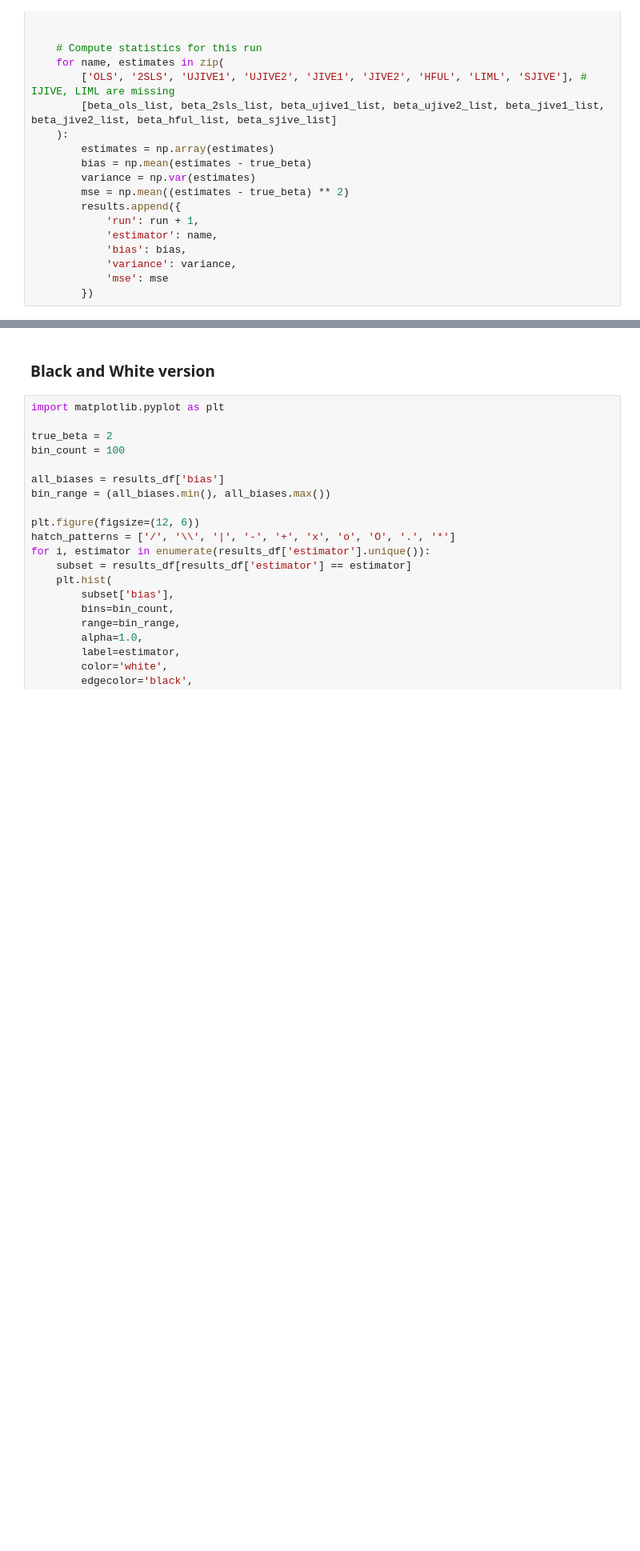
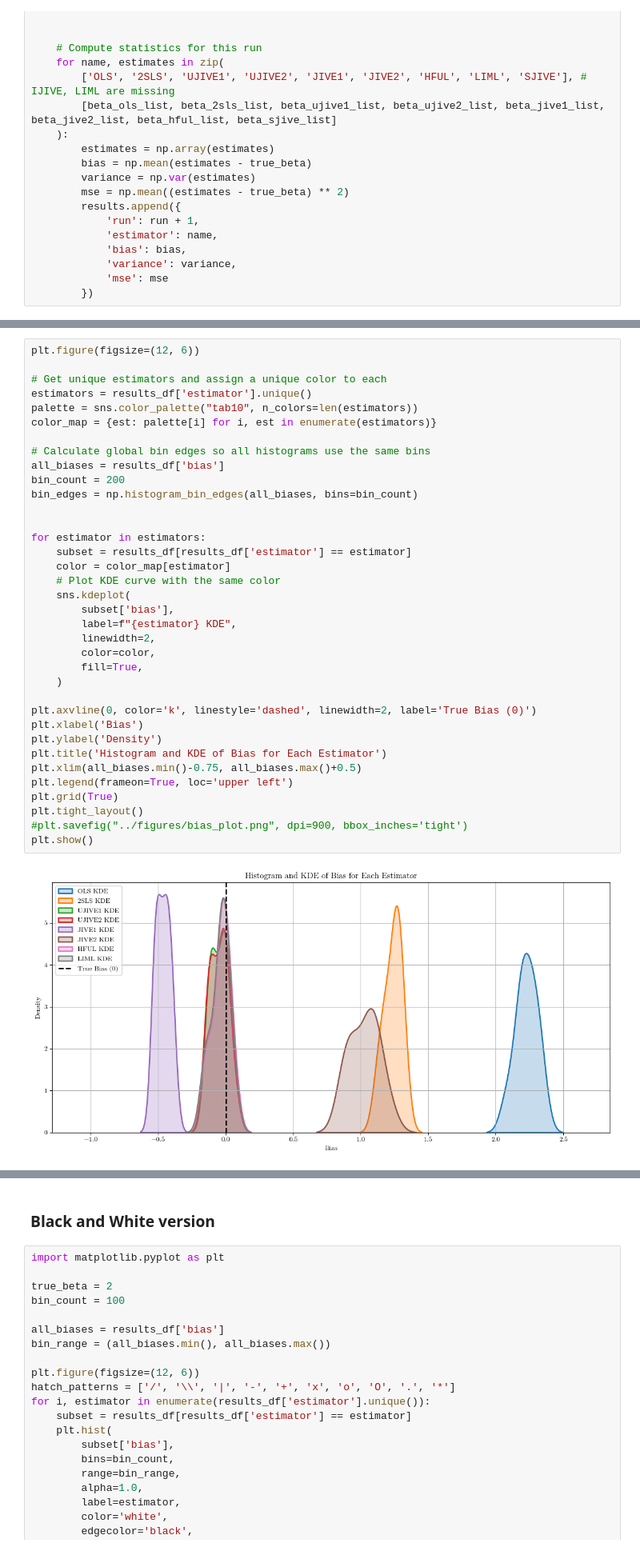
Before and after one commit to hyattjon/weak_instruments, a Jupyter notebook: weak_instruments/monte_carlo.ipynb, the cells around one changed output, grey strips where cells are left out. Shown at 80% size. Cells and saved outputs as stored; diff of their text form; blank space fills up the shorter version.

```diff
--- a/weak_instruments/monte_carlo.ipynb
+++ b/weak_instruments/monte_carlo.ipynb
@@ -300,0 +267,38 @@ plt.show()
+# %%
+plt.figure(figsize=(12, 6))
+
+# Get unique estimators and assign a unique color to each
+estimators = results_df['estimator'].unique()
+palette = sns.color_palette("tab10", n_colors=len(estimators))
+color_map = {est: palette[i] for i, est in enumerate(estimators)}
+
+# Calculate global bin edges so all histograms use the same bins
+all_biases = results_df['bias']
+bin_count = 200
+bin_edges = np.histogram_bin_edges(all_biases, bins=bin_count)
+
+
+for estimator in estimators:
+    subset = results_df[results_df['estimator'] == estimator]
+    color = color_map[estimator]
+    # Plot KDE curve with the same color
+    sns.kdeplot(
+        subset['bias'],
+        label=f"{estimator} KDE",
+        linewidth=2,
+        color=color,
+        fill=True,
+    )
+
+plt.axvline(0, color='k', linestyle='dashed', linewidth=2, label='True Bias (0)')
+plt.xlabel('Bias')
+plt.ylabel('Density')
+plt.title('Histogram and KDE of Bias for Each Estimator')
+plt.xlim(all_biases.min()-0.75, all_biases.max()+0.5)
+plt.legend(frameon=True, loc='upper left')
+plt.grid(True)
+plt.tight_layout()
+#plt.savefig("../figures/bias_plot.png", dpi=900, bbox_inches='tight')
+plt.show()
+# %% [output]
+[figure, added]
```
Also changed, not shown: parts of 6 cells of this notebook.
